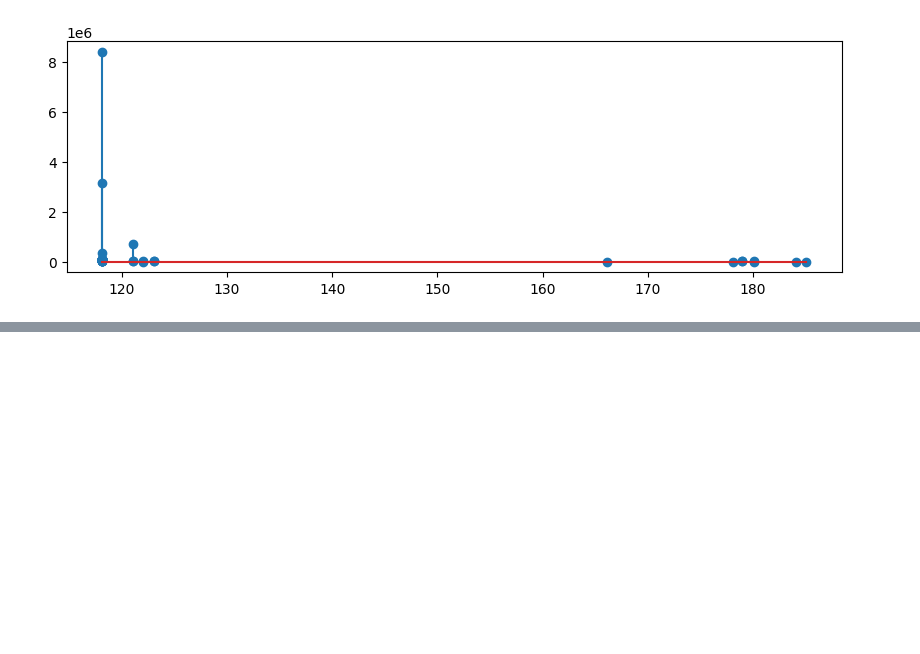
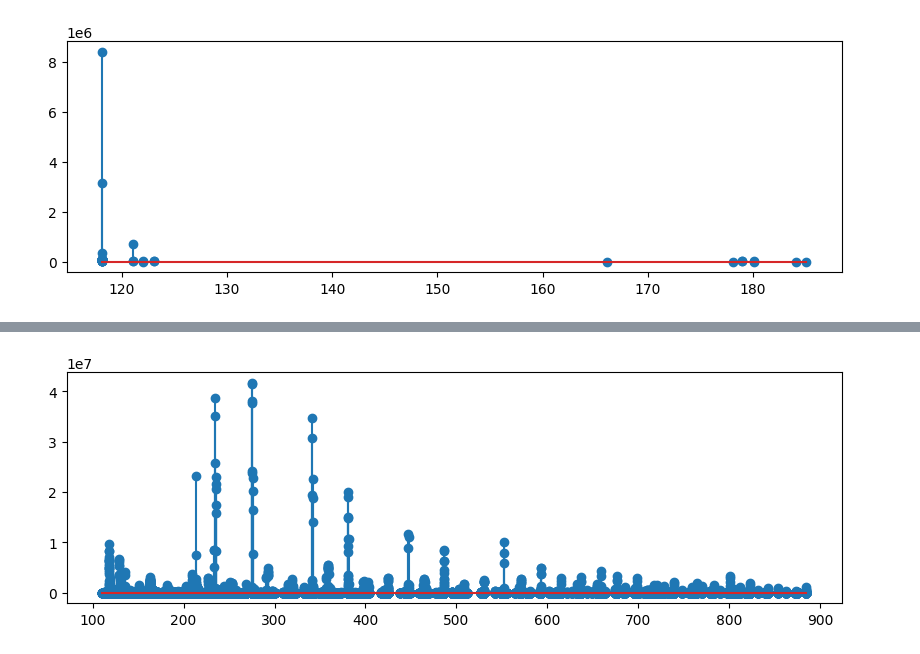
Before and after one commit to wkumler/mzsql, a Jupyter notebook: demo_notebooks/MS2_all.ipynb, the cells around one changed output, grey strips where cells are left out. Cells and saved outputs as stored; diff of their text form; code cells hidden in the pictures; blank space fills up the shorter version.

Commit message:
Adding pyopenms MS2 things (nloss needs work)

```diff
--- a/demo_notebooks/MS2_all.ipynb
+++ b/demo_notebooks/MS2_all.ipynb
@@ -7,6 +7,7 @@ duckdb_file = "C:/Users/willi/Documents/mzsql/massive_data/180205_Poo_TruePooPos
 sqlite_file = "C:/Users/willi/Documents/mzsql/massive_data/180205_Poo_TruePooPos_dda1.sqlite"
 mza_file = "C:/Users/willi/Documents/mzsql/massive_data/180205_Poo_TruePooPos_dda1.mza"
 mzmlb_file = "C:/Users/willi/Documents/mzsql/massive_data/180205_Poo_TruePooPos_dda1.mzMLb"
+mzml_file = "C:/Users/willi/Documents/mzsql/massive_data/180205_Poo_TruePooPos_dda1.mzML"
 spectrum_idx = 1000
 precursor_mz = 118.0865
 ppm_acc = 5
@@ -123,0 +185,5 @@ plt.show()
+# %%
+exp = pyopenms.MSExperiment()
+pyopenms.MzMLFile().load(mzml_file, exp)
+spectrum = exp[0]
+spectrum.getMaxMZ()
@@ -123,0 +214,22 @@ plt.show()
+# %%
+def get_MS2nloss_mzml_pyopenms(mzml_file, neutral_loss, ppm_acc):
+    exp = pyopenms.MSExperiment()
+    pyopenms.MzMLFile().load(mzml_file, exp)
+    mzmin, mzmax = pmppm(neutral_loss, ppm_acc)
+    scan_dfs = []
+    for spectrum in exp:
+        if(spectrum.getMSLevel()==2):
+            premz_val = spectrum.getPrecursors()[0].getMZ()
+            rt_val = spectrum.getRT()
+            mz_vals, int_vals = spectrum.get_peaks()
+            bet_idxs = (mzmin < premz_val-mz_vals) & (mz_vals < premz_val-mzmax)
+            if(sum(bet_idxs)>0):
+                df_scan = pd.DataFrame({"rt":rt_val, "premz":premz_val, "fragmz":mz_vals[bet_idxs], "int":int_vals[bet_idxs]})
+                scan_dfs.append(df_scan)
+    return(pd.concat(scan_dfs, ignore_index=True))
+
+spectrum_data = get_MS2nloss_mzml_pyopenms(mzml_file, neutral_loss, ppm_acc)
+plt.stem(spectrum_data["premz"], spectrum_data["int"])
+plt.show()
+# %% [output]
+[figure, added]
```
Also changed, not shown: parts of 8 cells of this notebook, 1 other file.
